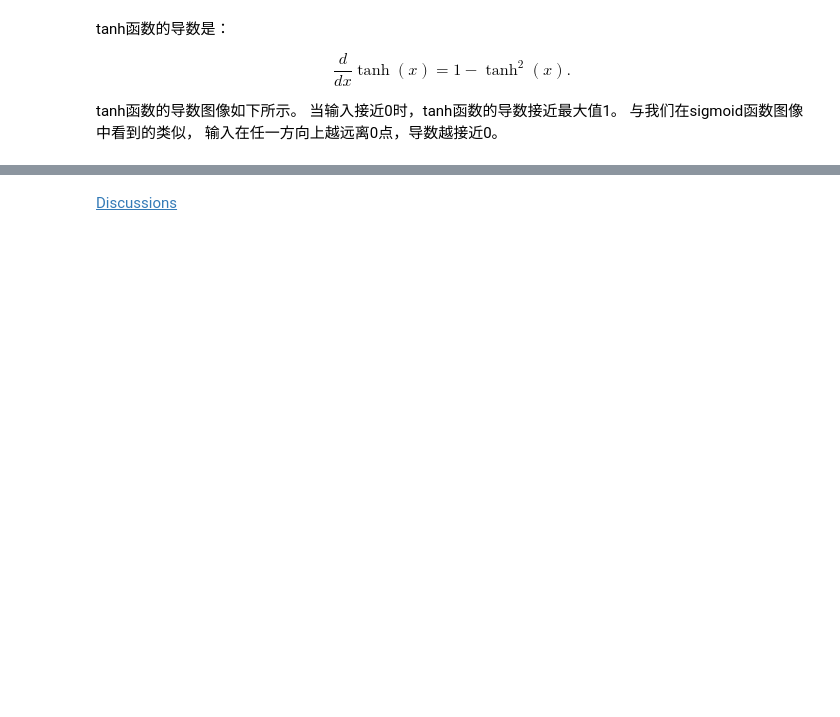
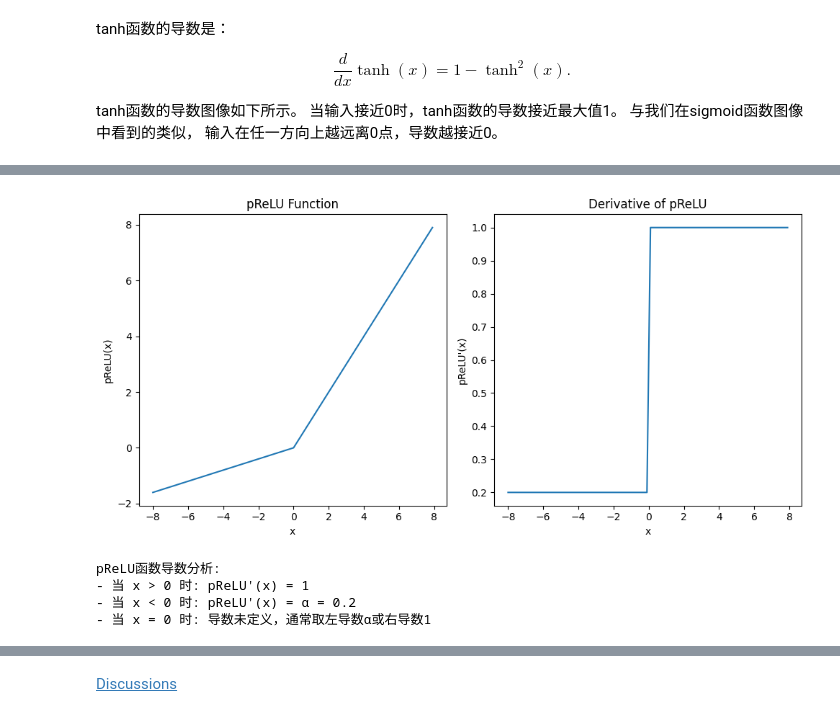
Before and after one commit to kang0x0/d2l-pytorch-notes, a Jupyter notebook: chapter_multilayer-perceptrons/mlp.ipynb, the cells around one changed output, grey strips where cells are left out. Drawn from its saved outputs; the diff is of its cells as text; code cells hidden in the pictures; blank space fills up the shorter version.

```diff
--- a/chapter_multilayer-perceptrons/mlp.ipynb
+++ b/chapter_multilayer-perceptrons/mlp.ipynb
@@ -385,0 +376,61 @@ plt.show()
+# %%
+import torch
+import matplotlib.pyplot as plt
+
+# 定义pReLU函数
+def prelu(x, alpha):
+    return torch.max(torch.tensor(0.0), x) + alpha * torch.min(torch.tensor(0.0), x)
+
+# 创建输入张量
+x = torch.arange(-8.0, 8.0, 0.1, requires_grad=True)
+
+# 设置alpha参数
+alpha = 0.2
+
+# 计算pReLU输出
+y = prelu(x, alpha)
+
+# 绘制pReLU函数
+plt.figure(figsize=(10, 5))
+plt.subplot(1, 2, 1)
+plt.plot(x.detach().numpy(), y.detach().numpy())
+plt.title('pReLU Function')
+plt.xlabel('x')
+plt.ylabel('pReLU(x)')
+
+# 计算导数
+y.backward(torch.ones_like(x), retain_graph=True)
+
+# 绘制导数
+plt.subplot(1, 2, 2)
+plt.plot(x.detach().numpy(), x.grad.numpy())
+plt.title('Derivative of pReLU')
+plt.xlabel('x')
+plt.ylabel("pReLU'(x)")
+plt.tight_layout()
+plt.show()
+
+# 清除梯度
+x.grad.zero_()
+
+# 解析形式的导数计算
+def prelu_derivative(x, alpha):
+    """
+    pReLU导数的解析形式:
+    - 当 x > 0 时, 导数为 1
+    - 当 x < 0 时, 导数为 α
+    - 当 x = 0 时, 导数未定义(通常取左导数或右导数)
+    """
+    derivative = torch.where(x > 0, torch.tensor(1.0), torch.tensor(alpha))
+    return derivative
+
+print("pReLU函数导数分析:")
+print("- 当 x > 0 时: pReLU'(x) = 1")
+print(f"- 当 x < 0 时: pReLU'(x) = α = {alpha}")
+print("- 当 x = 0 时: 导数未定义，通常取左导数α或右导数1")
+# %% [output]
+[figure, added]
+pReLU函数导数分析:
+- 当 x > 0 时: pReLU'(x) = 1
+- 当 x < 0 时: pReLU'(x) = α = 0.2
+- 当 x = 0 时: 导数未定义，通常取左导数α或右导数1
```
Also changed, not shown: parts of 11 cells of this notebook, 12 other files.
